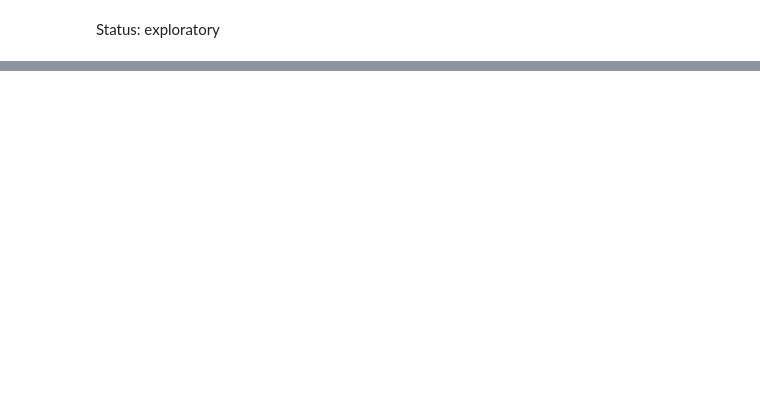
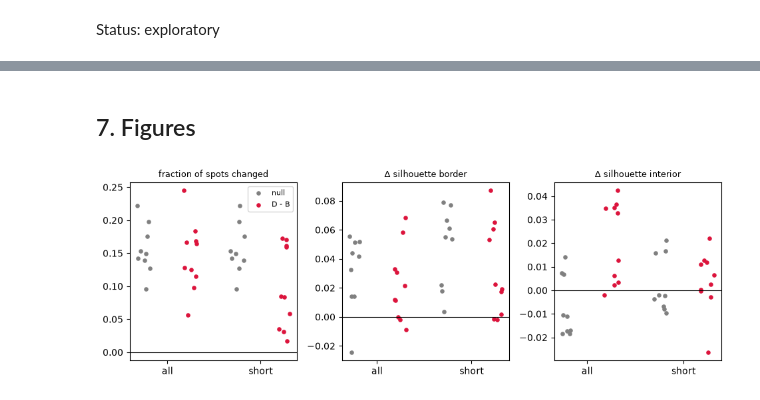
Before and after one commit to uderhardtlab/truncated_graphs, a Jupyter notebook: notebooks/exploratory/boundary_effects_clustering.ipynb, the cells around one changed output, grey strips where cells are left out. Saved outputs shown, nothing was run; the diff lists cells and outputs as text; code cells hidden in the pictures; blank space fills up the shorter version.

```diff
--- a/notebooks/exploratory/boundary_effects_clustering.ipynb
+++ b/notebooks/exploratory/boundary_effects_clustering.ipynb
@@ -1133,0 +336,18 @@ plt.show()
+# %%
+seed_rows = []
+L0_seeds = {s: joint_leiden(S0, seed=s) for s in range(N_SEEDS)}
+for v, S_corr in spaces.items():
+    T_ref = tightness(S_corr, L0_seeds[0])
+    for s in range(N_SEEDS):
+        Lc_s = joint_leiden(S_corr, seed=s)
+        T_B, T_D = tightness(S_corr, L0_seeds[s]), tightness(S_corr, Lc_s)
+        seed_rows.append({"variant": v, "seed": s, "kind": "D - B",
+                          "changed": changed_spots(L0_seeds[s], Lc_s).mean(),
+                          **{k: T_D[k] - T_B[k] for k in metrics}})
+        if s > 0:
+            seed_rows.append({"variant": v, "seed": s, "kind": "null",
+                              "changed": changed_spots(L0_seeds[0], L0_seeds[s]).mean(),
+                              **{k: T_B[k] - T_ref[k] for k in metrics}})
+seeds = pd.DataFrame(seed_rows)
+seeds.to_csv(OUT_DIR / "tightness_seed_null.csv", index=False)
+seeds.groupby(["variant", "kind"])[["changed"] + metrics].agg(["mean", "min", "max"]).round(3).T
@@ -1133,0 +372,22 @@ plt.show()
+# %% [markdown]
+## 7. Figures
+# %%
+show = ["changed"] + [f"silhouette {z}" for z in ZONES]
+fig, axs = plt.subplots(1, len(show), figsize=(3.2 * len(show), 3.4))
+rng = np.random.default_rng(RNG_SEED)
+for ax, metric in zip(axs, show):
+    for j, v in enumerate(spaces):
+        for k, (kind, col) in enumerate([("null", "gray"), ("D - B", "crimson")]):
+            vals = seeds.loc[(seeds["variant"] == v) & (seeds["kind"] == kind), metric]
+            x = 2 * j + k + rng.uniform(-0.15, 0.15, len(vals))
+            ax.scatter(x, vals, s=14, color=col, label=kind if (j == 0 and metric == show[0]) else None)
+    ax.axhline(0, color="black", lw=0.8)
+    ax.set_xticks([0.5, 2.5], [f"{v}" for v in spaces])
+    ax.set_title("fraction of spots changed" if metric == "changed" else metric.replace("silhouette", "Δ silhouette"),
+                 fontsize=9)
+axs[0].legend(fontsize=8)
+plt.tight_layout()
+plt.savefig(PLOT_DIR / "reassignment_vs_seed_null.svg", bbox_inches="tight")
+plt.show()
+# %% [output]
+[figure, added]
```
Also changed, not shown: parts of 78 cells of this notebook, 30 other files.
